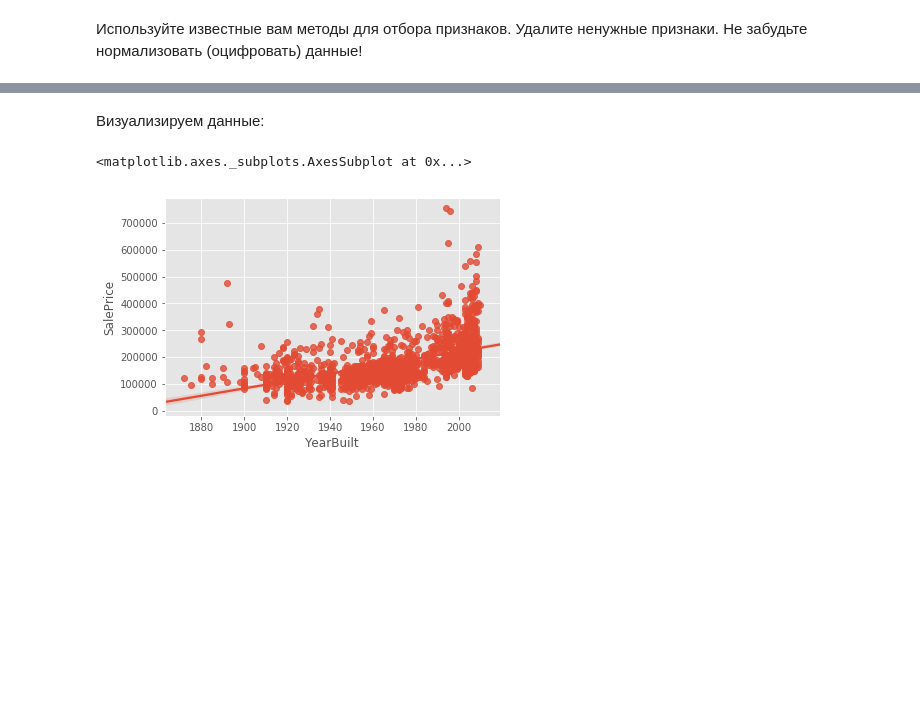
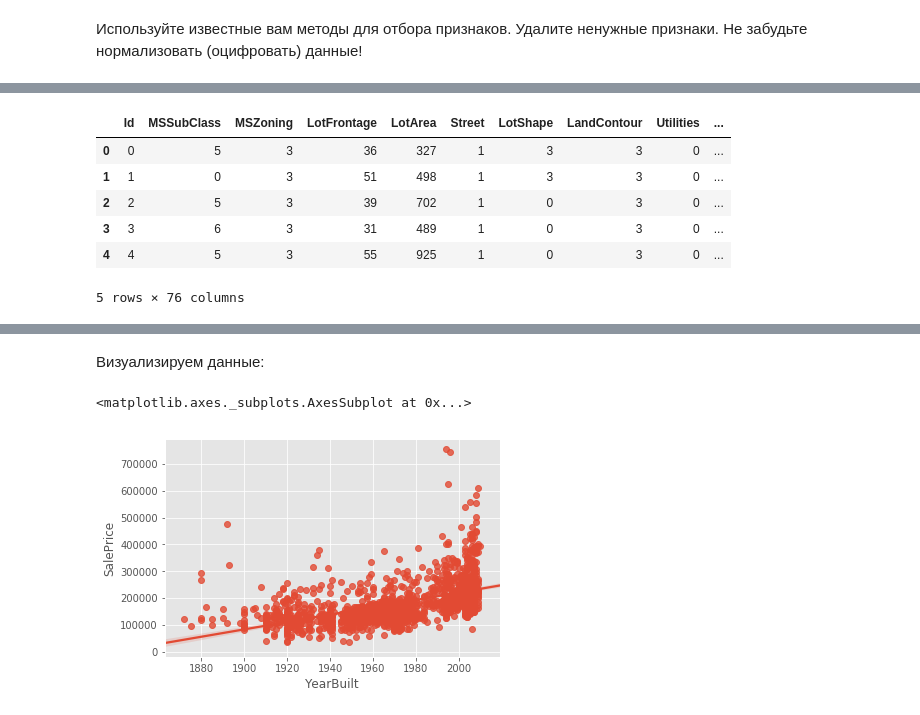
Before and after one commit to Skufler/machine-learning-course, a Jupyter notebook: HW5.ipynb, the cells around one changed output, grey strips where cells are left out. Drawn from its saved outputs; the diff is of its cells as text; code cells hidden in the pictures; blank space fills up the shorter version.

```diff
--- a/HW5.ipynb
+++ b/HW5.ipynb
@@ -258,3 +238,68 @@ train
+# %%
+# Imports
+from sklearn.preprocessing import LabelEncoder
+import collections
+
+
+# Reading data from files
+train = pd.read_csv('tree_train.csv')
+test = pd.read_csv('tree_test.csv')
+
+
+# Creating dataset
+df = pd.concat([train, test], axis=0)
+
+
+# drop columns with high NaN's rate
+train.drop(['PoolQC', 'Fence', 'Alley', 'MiscFeature', 'FireplaceQu'], axis=1, inplace=True)
+
+
+# Getting categorical features
+categorical_features = []
+for i in train.columns:
+    if type(train[i].values[0]) == np.str:
+        categorical_features.append(i)
+
+# if 'MasVnrType' in categorical_features:
+#     print(True)
+
+# Filling categorical features with most frequent values
+for i in categorical_features:
+    features = dict(collections.Counter(train[i]))
+    if 'None' in features:
+        features.pop('None')
+    if 'nan' in features:
+        features.pop('nan')
+    train[i].fillna(max(features, key=features.get), inplace=True)
+
+# Filling other features with median values
+for i in list(set(train.columns) - set(categorical_features)):
+    train[i].fillna(train.mean(), axis=0, inplace=True)
+
+'''
+for i in range(87):
+    tmp = train.iloc[i,]
+    for j in range(76):
+        try:
+            if 'None' in tmp[j]:
+                print(j)
+        except:
+            pass
+print(train.columns[24])
+'''
+encoder = LabelEncoder()
+for i in train.columns:
+    train[i] = encoder.fit_transform(train[i])
+
+train.head()
+# %% [output]
+|  | Id | MSSubClass | MSZoning | LotFrontage | LotArea | Street | LotShape | LandContour | Utilities | ... |
+| 0 | 0 | 5 | 3 | 36 | 327 | 1 | 3 | 3 | 0 | ... |
+| 1 | 1 | 0 | 3 | 51 | 498 | 1 | 3 | 3 | 0 | ... |
+| 2 | 2 | 5 | 3 | 39 | 702 | 1 | 0 | 3 | 0 | ... |
+| 3 | 3 | 6 | 3 | 31 | 489 | 1 | 0 | 3 | 0 | ... |
+| 4 | 4 | 5 | 3 | 55 | 925 | 1 | 0 | 3 | 0 | ... |
+5 rows × 76 columns
 # %%
 # some useless features
 train["MiscFeature"].value_counts()
```
Also changed, not shown: parts of 8 cells of this notebook, 3 other files.
